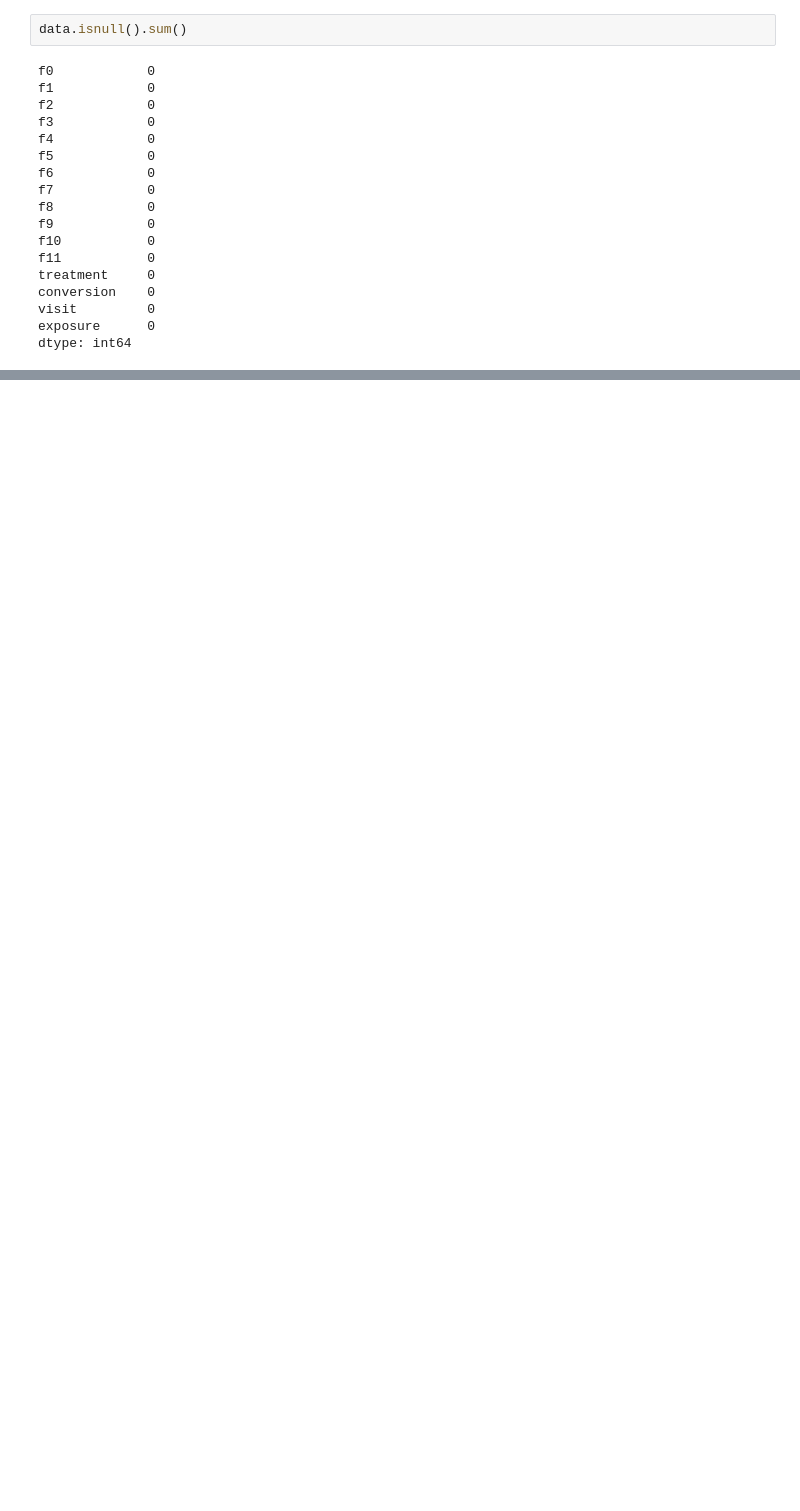
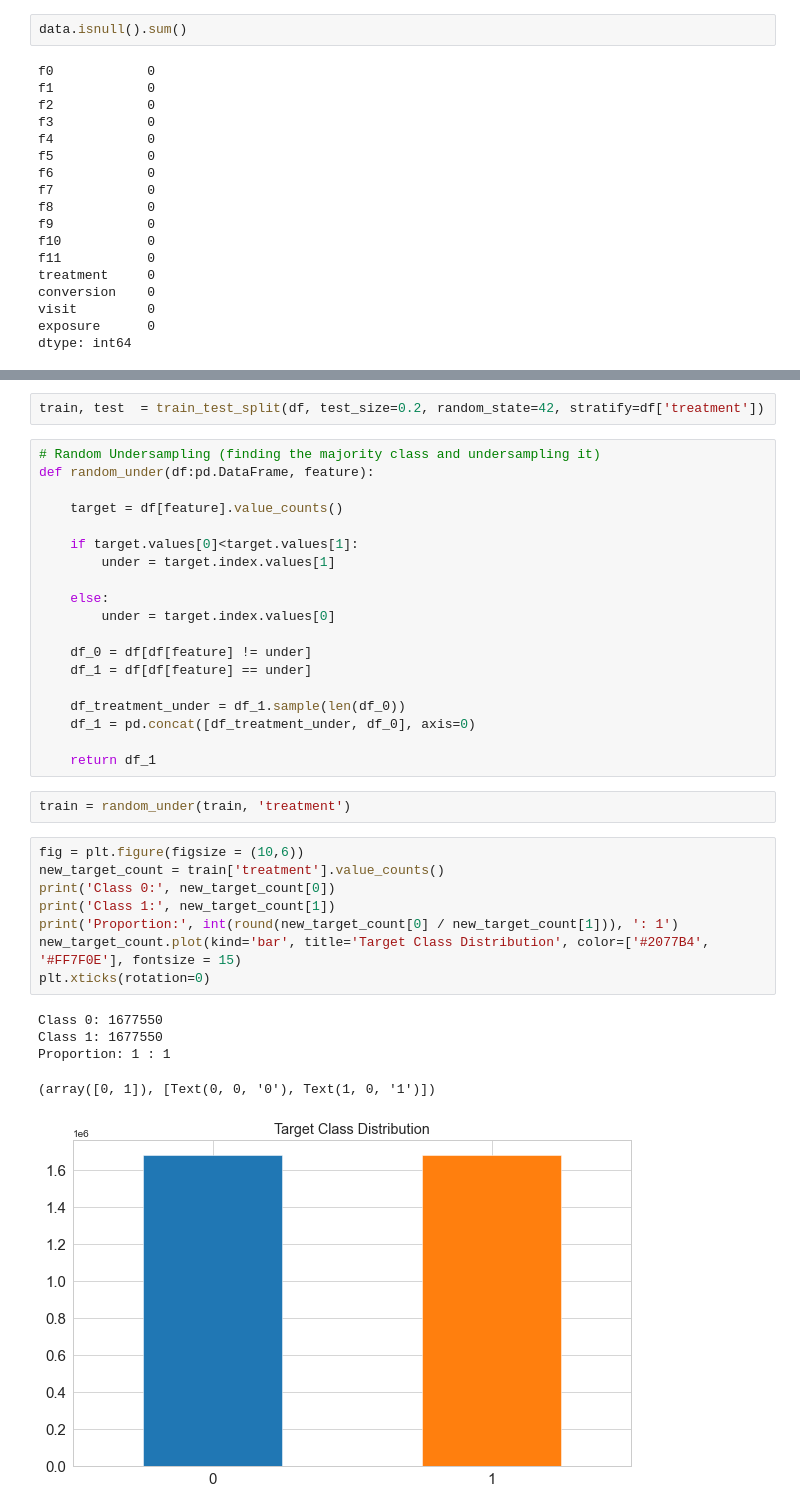
Before and after one commit to abcjamesjordan/uplift-modeling-criteo-kaggle, a Jupyter notebook: analysis.ipynb, the cells around one changed output, grey strips where cells are left out. Cells and saved outputs as stored; diff of their text form; blank space fills up the shorter version.

```diff
--- a/analysis.ipynb
+++ b/analysis.ipynb
@@ -104,0 +229,37 @@ Deprecated in NumPy 1.20; for more details and guidance: https://numpy.org/devdo
+# %%
+train, test  = train_test_split(df, test_size=0.2, random_state=42, stratify=df['treatment'])
+# %%
+# Random Undersampling (finding the majority class and undersampling it)
+def random_under(df:pd.DataFrame, feature):
+
+    target = df[feature].value_counts()
+
+    if target.values[0]<target.values[1]:
+        under = target.index.values[1]
+
+    else:
+        under = target.index.values[0]
+
+    df_0 = df[df[feature] != under]
+    df_1 = df[df[feature] == under]
+
+    df_treatment_under = df_1.sample(len(df_0))
+    df_1 = pd.concat([df_treatment_under, df_0], axis=0)
+
+    return df_1
+# %%
+train = random_under(train, 'treatment')
+# %%
+fig = plt.figure(figsize = (10,6))
+new_target_count = train['treatment'].value_counts()
+print('Class 0:', new_target_count[0])
+print('Class 1:', new_target_count[1])
+print('Proportion:', int(round(new_target_count[0] / new_target_count[1])), ': 1')
+new_target_count.plot(kind='bar', title='Target Class Distribution', color=['#2077B4', '#FF7F0E'], fontsize = 15)
+plt.xticks(rotation=0)
+# %% [output]
+Class 0: 1677550
+Class 1: 1677550
+Proportion: 1 : 1
+(array([0, 1]), [Text(0, 0, '0'), Text(1, 0, '1')])
+[figure, added]
```
Also changed, not shown: parts of 49 cells of this notebook, 2 other files.
